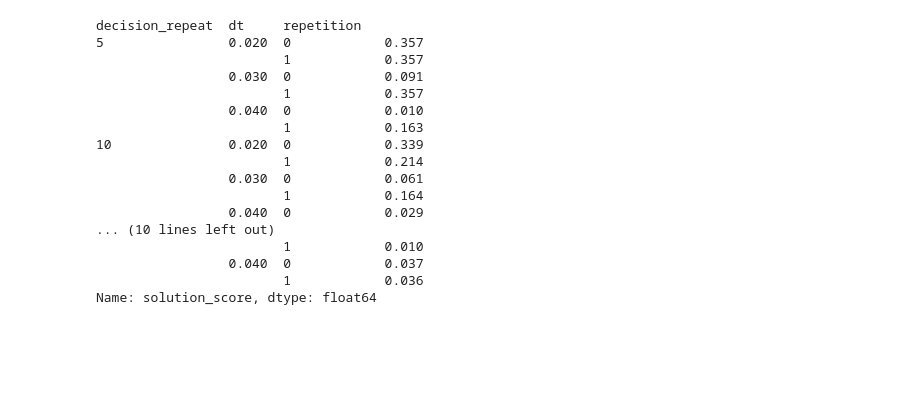
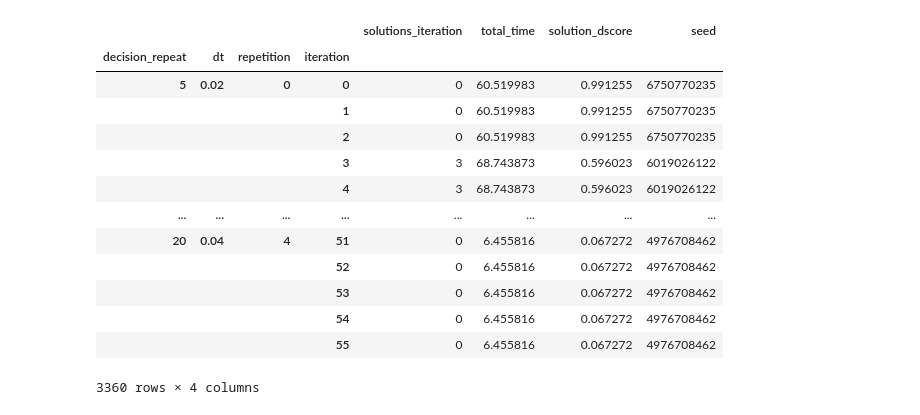
Before and after one commit to olek-osikowicz/metadrive, a Jupyter notebook: olek/analyze_rq3.ipynb, the cells around one changed output. Saved outputs shown, nothing was run; the diff lists cells and outputs as text; code cells hidden in the pictures; blank space fills up the shorter version.

```diff
--- a/olek/analyze_rq3.ipynb
+++ b/olek/analyze_rq3.ipynb
@@ -163,0 +145,3 @@ sols_df = sols_df.sort_index()
+# %%
+iterations = df.index.get_level_values("iteration").unique()
+iterations
@@ -187,47 +176,0 @@ get_solutions_of_iteration(43, df)
-# %%
-# get index of minumum driving score -> solution
-solutions_idx = (
-    slice.groupby(
-        [
-            "decision_repeat",
-            "dt",
-            "repetition",
-        ]
-    )["driving_score"]
-    .idxmin()
-    .rename("solution_idx")
-)
-
-
-solutions_score = (
-    slice.groupby(
-        [
-            "decision_repeat",
-            "dt",
-            "repetition",
-        ]
-    )["driving_score"]
-    .min()
-    .rename("solution_score")
-)
-
-
-solutions_score
-# %% [output]
-decision_repeat  dt     repetition
-5                0.020  0            0.357
-                        1            0.357
-                 0.030  0            0.091
-                        1            0.357
-                 0.040  0            0.010
-                        1            0.163
-10               0.020  0            0.339
-                        1            0.214
-                 0.030  0            0.061
-                        1            0.164
-                 0.040  0            0.029
-... (10 lines left out)
-                        1            0.010
-                 0.040  0            0.037
-                        1            0.036
-Name: solution_score, dtype: float64
@@ -233,0 +187,18 @@ Name: solution_score, dtype: float64
+# %%
+sols_df
+# insert verified driving score here
+# %% [output]
+|  |  |  |  | solutions_iteration | total_time | solution_dscore | seed |
+| decision_repeat | dt | repetition | iteration |  |  |  |  |
+| 5 | 0.02 | 0 | 0 | 0 | 60.519983 | 0.991255 | 6750770235 |
+|  |  |  | 1 | 0 | 60.519983 | 0.991255 | 6750770235 |
+|  |  |  | 2 | 0 | 60.519983 | 0.991255 | 6750770235 |
+|  |  |  | 3 | 3 | 68.743873 | 0.596023 | 6019026122 |
+|  |  |  | 4 | 3 | 68.743873 | 0.596023 | 6019026122 |
+| ... | ... | ... | ... | ... | ... | ... | ... |
+| 20 | 0.04 | 4 | 51 | 0 | 6.455816 | 0.067272 | 4976708462 |
+|  |  |  | 52 | 0 | 6.455816 | 0.067272 | 4976708462 |
+|  |  |  | 53 | 0 | 6.455816 | 0.067272 | 4976708462 |
+|  |  |  | 54 | 0 | 6.455816 | 0.067272 | 4976708462 |
+|  |  |  | 55 | 0 | 6.455816 | 0.067272 | 4976708462 |
+3360 rows × 4 columns
```
Also changed, not shown: parts of 11 cells of this notebook.
